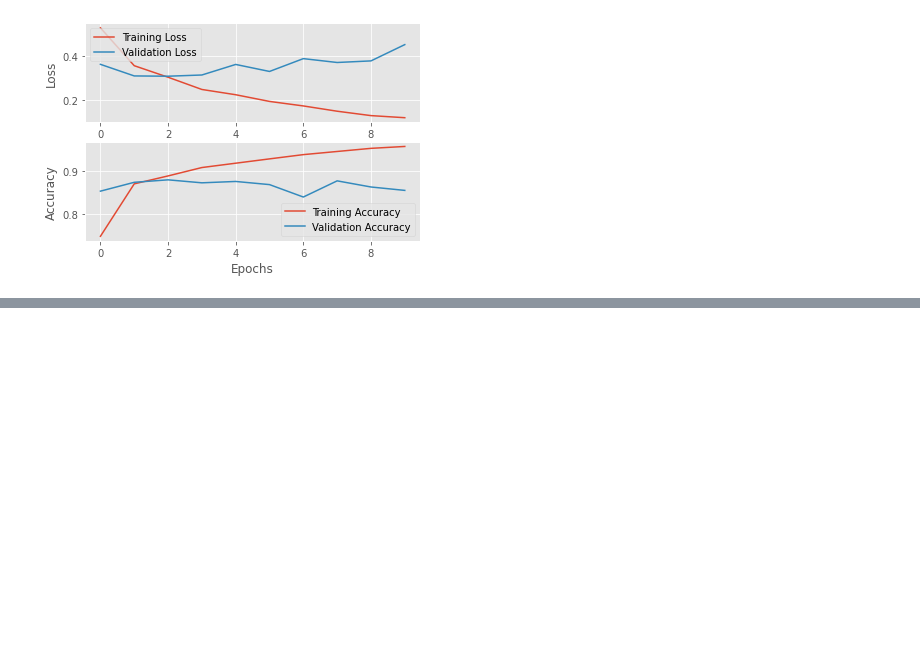
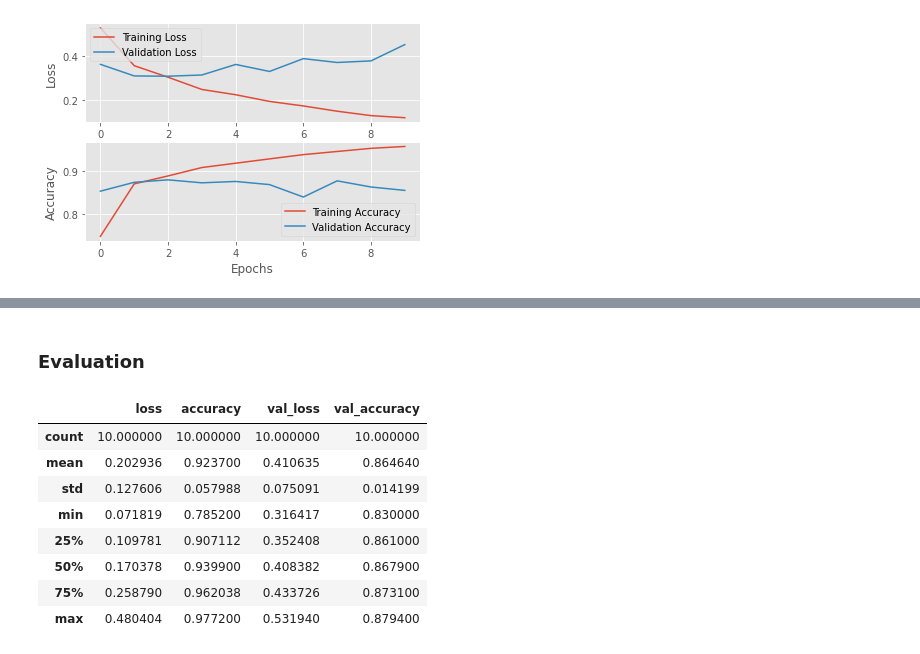
Before and after one commit to issa-rajabu-juma/textlab, a Jupyter notebook: notebooks/text_lab.ipynb, the cells around one changed output, grey strips where cells are left out. Cells and saved outputs as stored; diff of their text form; code cells hidden in the pictures; blank space fills up the shorter version.

```diff
--- a/notebooks/text_lab.ipynb
+++ b/notebooks/text_lab.ipynb
@@ -685,0 +790,15 @@ plot_loss_accuracy(history_lstm.history, IMDB_LSTM_OUTPUT)
+# %% [markdown]
+### Evaluation
+# %%
+df = pd.DataFrame(history_lstm_embeddings.history)
+df.describe()
+# %% [output]
+|  | loss | accuracy | val_loss | val_accuracy |
+| count | 10.000000 | 10.000000 | 10.000000 | 10.000000 |
+| mean | 0.202936 | 0.923700 | 0.410635 | 0.864640 |
+| std | 0.127606 | 0.057988 | 0.075091 | 0.014199 |
+| min | 0.071819 | 0.785200 | 0.316417 | 0.830000 |
+| 25% | 0.109781 | 0.907112 | 0.352408 | 0.861000 |
+| 50% | 0.170378 | 0.939900 | 0.408382 | 0.867900 |
+| 75% | 0.258790 | 0.962038 | 0.433726 | 0.873100 |
+| max | 0.480404 | 0.977200 | 0.531940 | 0.879400 |
```
Also changed, not shown: parts of 24 cells of this notebook.
